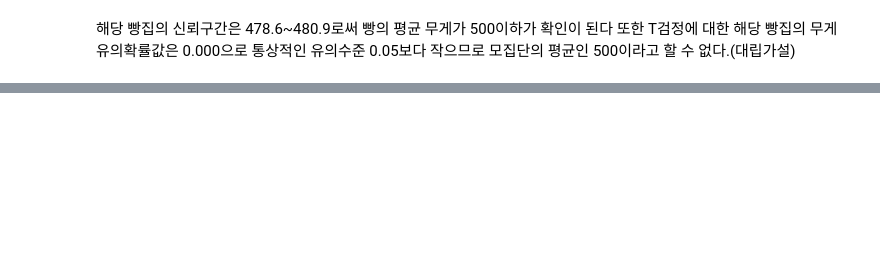
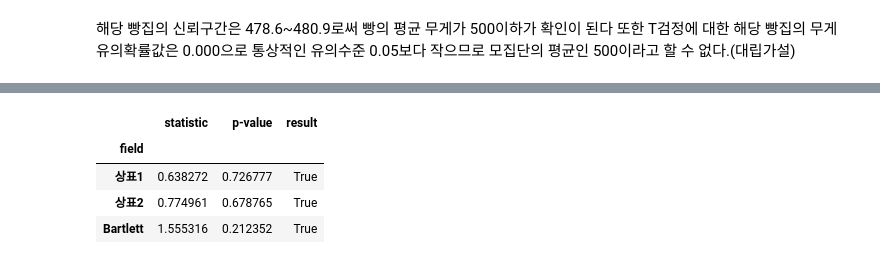
Before and after one commit to BeakJW/DATA_ANALYSIS_STUDY, a Jupyter notebook: 10강/10강-연습문제.ipynb, the cells around one changed output, grey strips where cells are left out. Saved outputs shown, nothing was run; the diff lists cells and outputs as text; code cells hidden in the pictures; blank space fills up the shorter version.

```diff
--- a/10강/10강-연습문제.ipynb
+++ b/10강/10강-연습문제.ipynb
@@ -118,0 +281,49 @@ s, p = ttest_1samp(origin['무게'], 500, alternative='less')
+# %%
+# 검사하려는 데이터 추출
+data = origin[['상표1', '상표2']]
+
+equal_var_fields = []
+normal_dist = True
+report = []
+
+# 각 변수별 정규성 검정
+for c in data.columns:
+    s, p = normaltest(data[c])
+    normalize = p > 0.05
+
+    report.append({
+        "field": c,
+        "statistic": s,
+        "p-value": p,
+        "result": normalize
+    })
+
+    normal_dist = normal_dist and normalize
+
+# 변수가 두 개 이상인 경우 등분산성 확인
+if len(data.columns) > 1:
+    if normal_dist:
+        n = "Bartlett"  # 정규성을 충족할 경우의 검정 방법
+        # 모든 컬럼의 데이터를 한 번에 전달
+        s, p = bartlett(*data.values.T)
+    else:
+        n = "Levene"    # 정규성을 충족하지 않을 경우의 검정 방법
+        # 모든 컬럼의 데이터를 한 번에 전달
+        s, p = levene(*data.values.T, center='median')
+
+    report.append({
+        "field": n,
+        "statistic": s,
+        "p-value": p,
+        "result": p > 0.05
+    })
+
+# 결과를 DataFrame으로 정리
+report_df = DataFrame(report).set_index('field')
+report_df
+# %% [output]
+|  | statistic | p-value | result |
+| field |  |  |  |
+| 상표1 | 0.638272 | 0.726777 | True |
+| 상표2 | 0.774961 | 0.678765 | True |
+| Bartlett | 1.555316 | 0.212352 | True |
```
Also changed, not shown: parts of 11 cells of this notebook, 2 other files.
